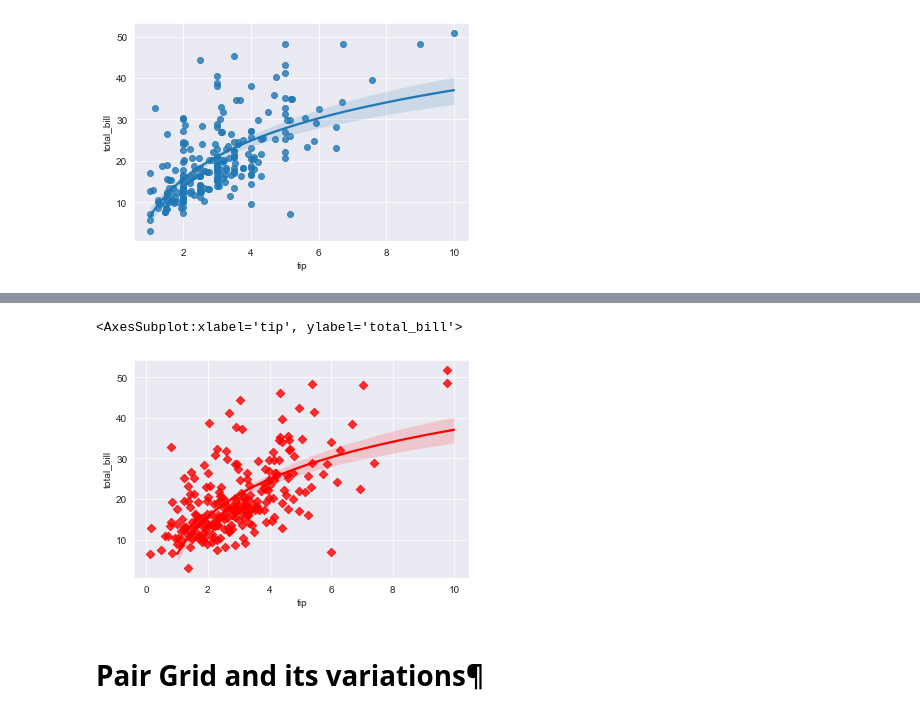
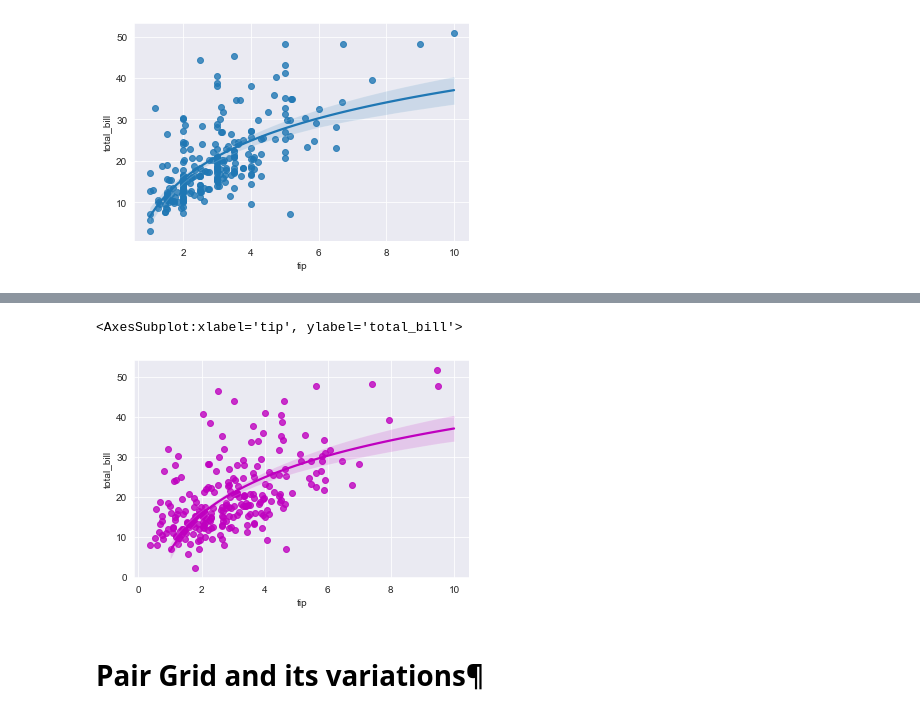
Before and after one commit to pycsr/Python_for_DataScience, a Jupyter notebook: 04_Seaborn_sns_plot_Part-2.ipynb, the cells around one changed output, grey strips where cells are left out. Saved outputs shown, nothing was run; the diff lists cells and outputs as text; code cells hidden in the pictures.

```diff
--- a/04_Seaborn_sns_plot_Part-2.ipynb
+++ b/04_Seaborn_sns_plot_Part-2.ipynb
@@ -177,8 +184,8 @@ sns.regplot(df.tip,df.total_bill,logx=True,x_jitter=True,y_jitter=True)
 # %%
-sns.regplot(df.tip,df.total_bill,logx=True,x_jitter=True,y_jitter=True,color="r",marker="D")
+sns.regplot(df.tip,df.total_bill,logx=True,x_jitter=True,y_jitter=True,color="m")
 # %% [output]
 <AxesSubplot:xlabel='tip', ylabel='total_bill'>
-[figure, old version]
+[figure, new version]
 # %% [markdown]
 # Pair Grid and its variations¶
 # %%
```
Also changed, not shown: parts of 37 cells of this notebook.
